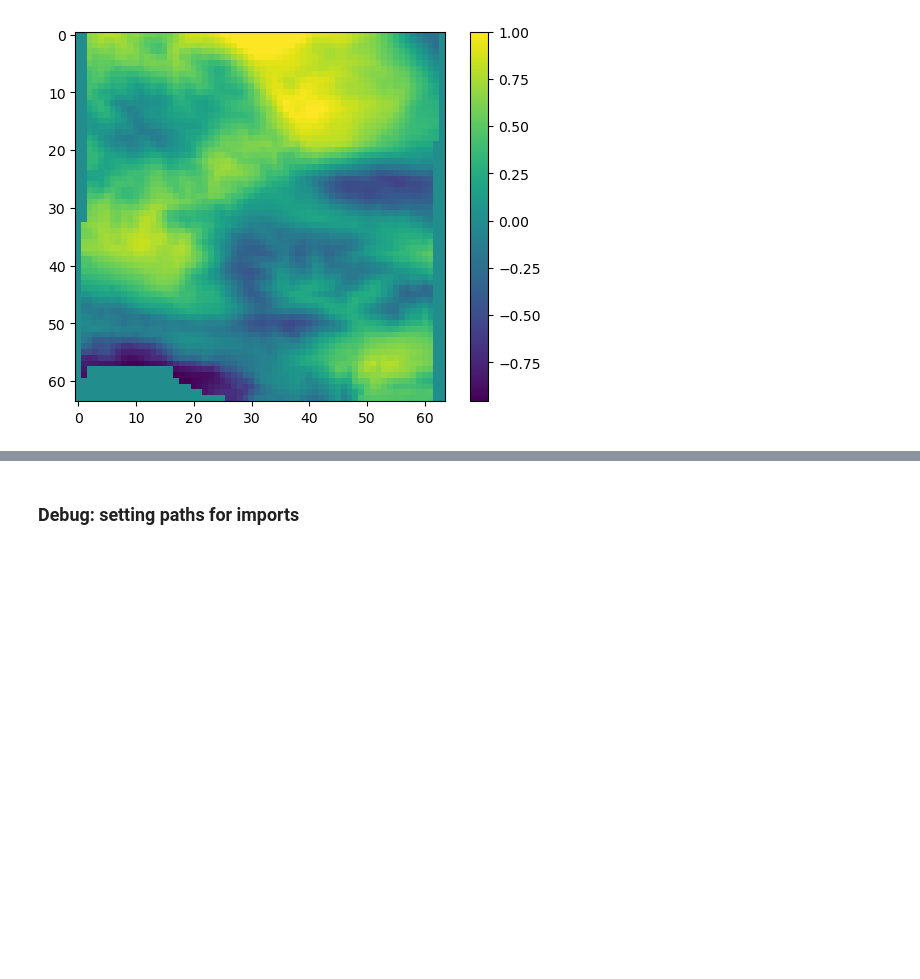
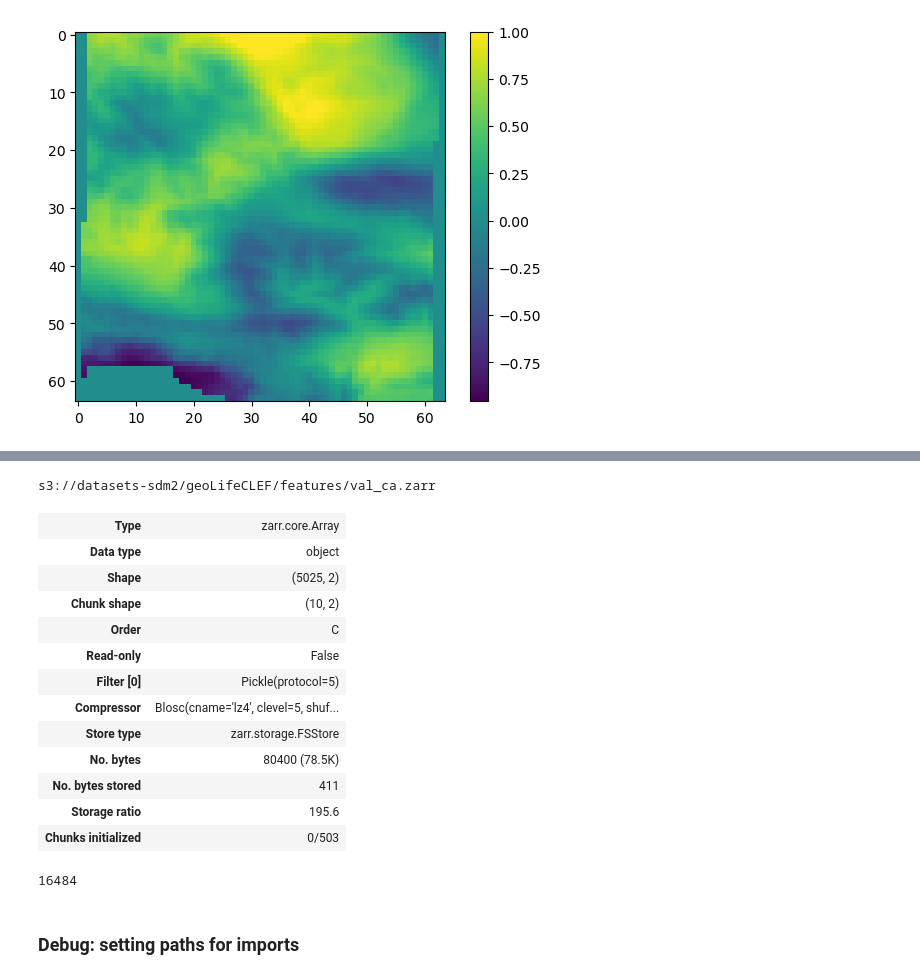
Before and after one commit to ando-shah/sdm-geolifeCLEF, a Jupyter notebook: zarr_dataset.ipynb, the cells around one changed output, grey strips where cells are left out. Saved outputs shown, nothing was run; the diff lists cells and outputs as text; code cells hidden in the pictures; blank space fills up the shorter version.

Commit message:
Updated zarr write reads

```diff
--- a/zarr_dataset.ipynb
+++ b/zarr_dataset.ipynb
@@ -630,3 +616,53 @@ array([[-5.36402575, -5.36402575,  0.        , ...,  0.        ,
+# %%
+BUCKET_NAME = 'datasets-sdm2'
+folder = 'geoLifeCLEF/features'
+# s3://datasets-sdm2/geoLifeCLEF/features/
+filename = 'val_ca.zarr'
+s3_feature_path = 's3://{}/{}/{}'.format(BUCKET_NAME, folder, filename)
+print(s3_feature_path)
+# %% [output]
+s3://datasets-sdm2/geoLifeCLEF/features/val_ca.zarr
+# %%
+BATCH_SIZE = 4
+NUM_WORKERS = 4
+# %%
+val_z = zarr.open(s3_feature_path, mode='w', shape=(len(val_set),2), \
+                    chunks=(10,None), dtype=object, object_codec=numcodecs.Pickle())
+# %%
+val_dumper = torch.utils.data.DataLoader(val_set, shuffle=False, batch_size=BATCH_SIZE, num_workers=NUM_WORKERS)
+# %%
+from tqdm.notebook import tqdm
+
+for i, batch in enumerate(tqdm(val_dumper)):
+
+    #Patches and targets together
+    for j, (p,t) in enumerate(zip(batch[0], batch[1])):
+        if p is not None: #this can happen when it's unable to fetch some SI raster
+            val_z[j + i*BATCH_SIZE] = (p.numpy(), t.numpy())
+        # print("Writing to location [{}]".format(j + i*BATCH_SIZE))
+        # val_z.append((p.numpy(), t.numpy()), axis=0)
+# %%
+val_z.info
+# %% [output]
+| Type | zarr.core.Array |
+| Data type | object |
+| Shape | (5025, 2) |
+| Chunk shape | (10, 2) |
+| Order | C |
+| Read-only | False |
+| Filter [0] | Pickle(protocol=5) |
+| Compressor | Blosc(cname='lz4', clevel=5, shuf... |
+| Store type | zarr.storage.FSStore |
+| No. bytes | 80400 (78.5K) |
+| No. bytes stored | 411 |
+| Storage ratio | 195.6 |
+| Chunks initialized | 0/503 |
+# %%
+import gc
+# del  train_set
+gc.collect()
+# %% [output]
+16484
 # %% [markdown]
 ### Debug: setting paths for imports
 # %%
```
Also changed, not shown: parts of 9 cells of this notebook, 2 other files.
